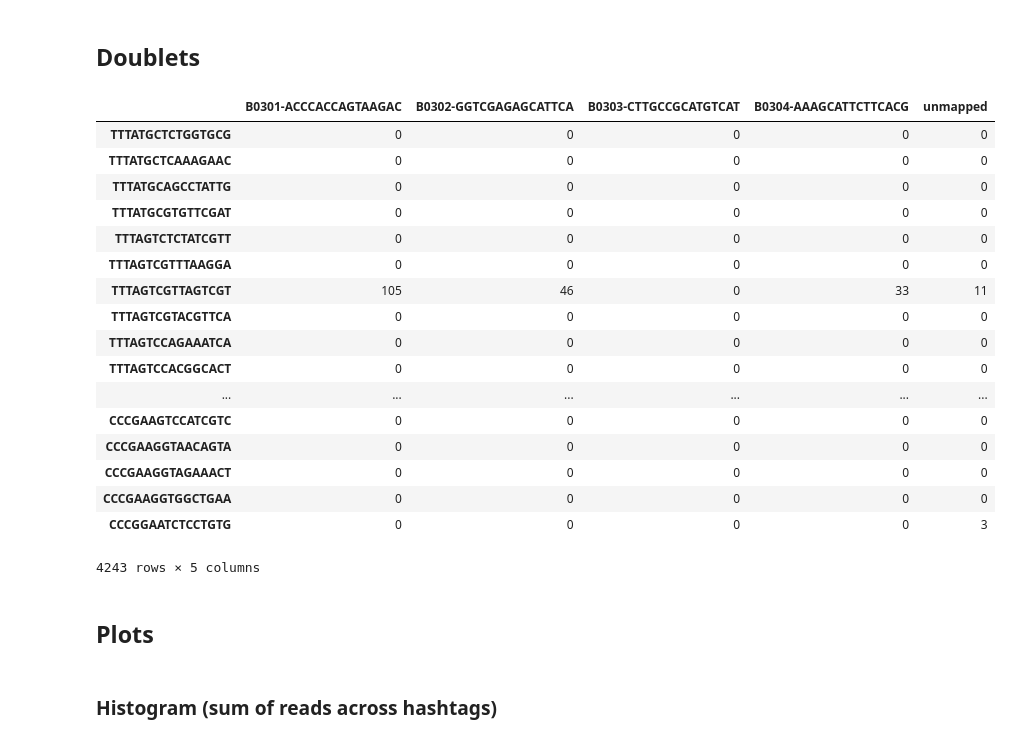
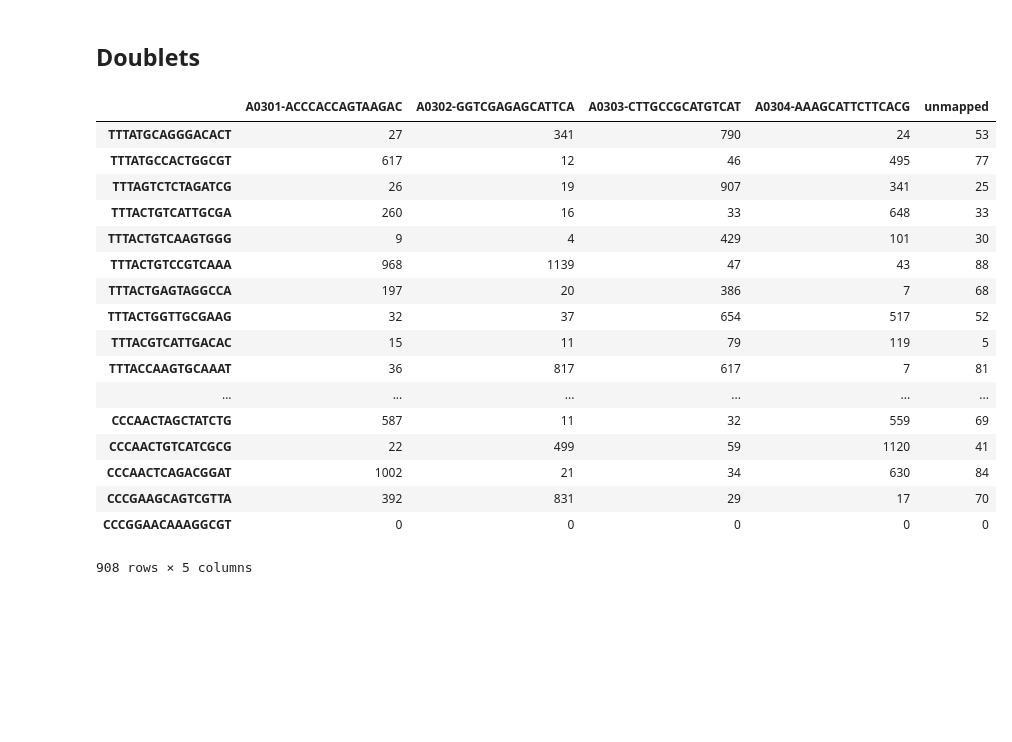
Before and after one commit to hisplan/sharp, a Jupyter notebook: manual-inspection/inspect.ipynb, the cells around one changed output. Saved outputs shown, nothing was run; the diff lists cells and outputs as text; code cells hidden in the pictures; blank space fills up the shorter version.

```diff
--- a/manual-inspection/inspect.ipynb
+++ b/manual-inspection/inspect.ipynb
@@ -5,8 +10,8 @@ import os
 ## Parameters
 # %%
 # this cell is tagged `parameters` and will be overridden by papermill
-sample_name = "1713_A_mScarlet_HTO"
-workflow_id = "af1fa66d-943c-4343-84c7-8d3f476f34c1"
+sample_name = "1626_BmTreg_HTO"
+workflow_id = "36f39f48-0503-4ab7-b8db-f2fd35a7f4fd"
 path_data = os.path.join("./data/", sample_name, workflow_id)
 # %% [markdown]
 ## Run Report
@@ -137,7 +142,7 @@ features = pd.read_csv(
     header=None
 )
 # %%
-df_demux = pd.DataFrame(
+df_reads = pd.DataFrame(
     mtx.T.todense(),
     index=barcodes[0],
     columns=features[0]
@@ -292,25 +465,23 @@ dtype: int64
 # %% [markdown]
 ## Doublets
 # %%
-df_demux.loc[ df_class[ df_class.hashID == "Doublet" ].index ]
+df_reads.loc[ df_class[ df_class.hashID == "Doublet" ].index ]
 # %% [output]
-|  | B0301-ACCCACCAGTAAGAC | B0302-GGTCGAGAGCATTCA | B0303-CTTGCCGCATGTCAT | B0304-AAAGCATTCTTCACG | unmapped |
-| TTTATGCTCTGGTGCG | 0 | 0 | 0 | 0 | 0 |
-| TTTATGCTCAAAGAAC | 0 | 0 | 0 | 0 | 0 |
-| TTTATGCAGCCTATTG | 0 | 0 | 0 | 0 | 0 |
-| TTTATGCGTGTTCGAT | 0 | 0 | 0 | 0 | 0 |
-| TTTAGTCTCTATCGTT | 0 | 0 | 0 | 0 | 0 |
-| TTTAGTCGTTTAAGGA | 0 | 0 | 0 | 0 | 0 |
-| TTTAGTCGTTAGTCGT | 105 | 46 | 0 | 33 | 11 |
-| TTTAGTCGTACGTTCA | 0 | 0 | 0 | 0 | 0 |
-| TTTAGTCCAGAAATCA | 0 | 0 | 0 | 0 | 0 |
-| TTTAGTCCACGGCACT | 0 | 0 | 0 | 0 | 0 |
+|  | A0301-ACCCACCAGTAAGAC | A0302-GGTCGAGAGCATTCA | A0303-CTTGCCGCATGTCAT | A0304-AAAGCATTCTTCACG | unmapped |
+| TTTATGCAGGGACACT | 27 | 341 | 790 | 24 | 53 |
+| TTTATGCCACTGGCGT | 617 | 12 | 46 | 495 | 77 |
+| TTTAGTCTCTAGATCG | 26 | 19 | 907 | 341 | 25 |
+| TTTACTGTCATTGCGA | 260 | 16 | 33 | 648 | 33 |
+| TTTACTGTCAAGTGGG | 9 | 4 | 429 | 101 | 30 |
+| TTTACTGTCCGTCAAA | 968 | 1139 | 47 | 43 | 88 |
+| TTTACTGAGTAGGCCA | 197 | 20 | 386 | 7 | 68 |
+| TTTACTGGTTGCGAAG | 32 | 37 | 654 | 517 | 52 |
+| TTTACGTCATTGACAC | 15 | 11 | 79 | 119 | 5 |
+| TTTACCAAGTGCAAAT | 36 | 817 | 617 | 7 | 81 |
 | ... | ... | ... | ... | ... | ... |
-| CCCGAAGTCCATCGTC | 0 | 0 | 0 | 0 | 0 |
-| CCCGAAGGTAACAGTA | 0 | 0 | 0 | 0 | 0 |
-| CCCGAAGGTAGAAACT | 0 | 0 | 0 | 0 | 0 |
-| CCCGAAGGTGGCTGAA | 0 | 0 | 0 | 0 | 0 |
-| CCCGGAATCTCCTGTG | 0 | 0 | 0 | 0 | 3 |
+| CCCAACTAGCTATCTG | 587 | 11 | 32 | 559 | 69 |
+| CCCAACTGTCATCGCG | 22 | 499 | 59 | 1120 | 41 |
+| CCCAACTCAGACGGAT | 1002 | 21 | 34 | 630 | 84 |
+| CCCGAAGCAGTCGTTA | 392 | 831 | 29 | 17 | 70 |
+| CCCGGAACAAAGGCGT | 0 | 0 | 0 | 0 | 0 |
-4243 rows × 5 columns
+908 rows × 5 columns
-# %% [markdown]
-## Plots
@@ -322,2 +487,0 @@ matplotlib.rcParams["font.family"] = "Sathu"
-# %% [markdown]
-### Histogram (sum of reads across hashtags)
```
Also changed, not shown: parts of 41 cells of this notebook, 1 other file.
